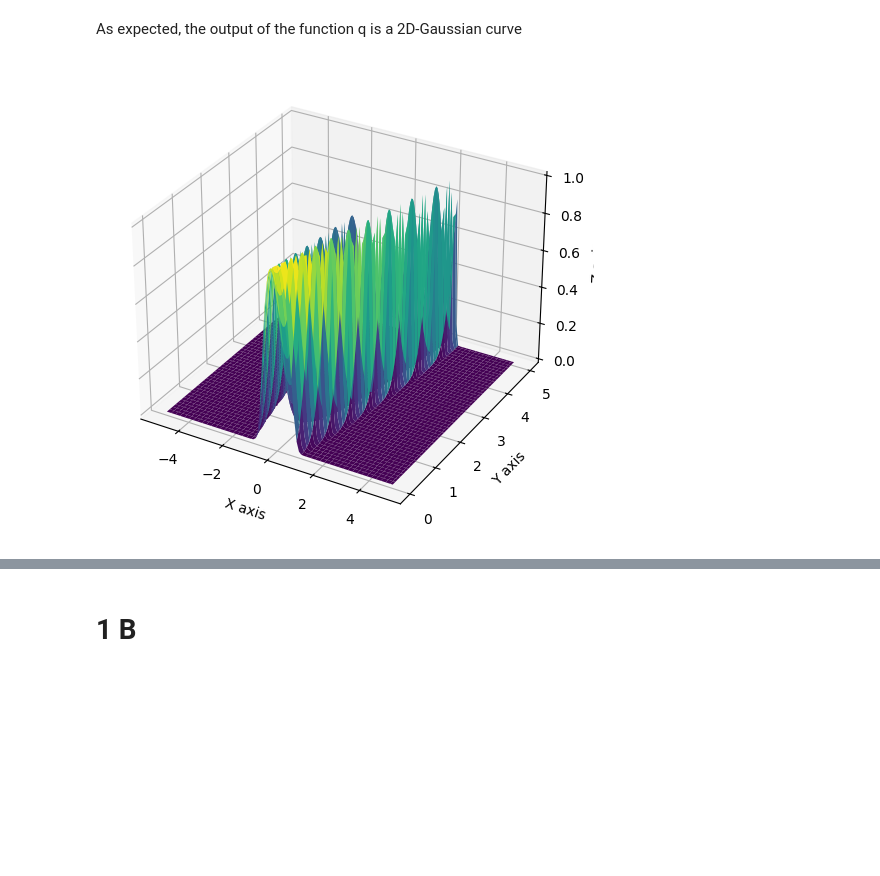
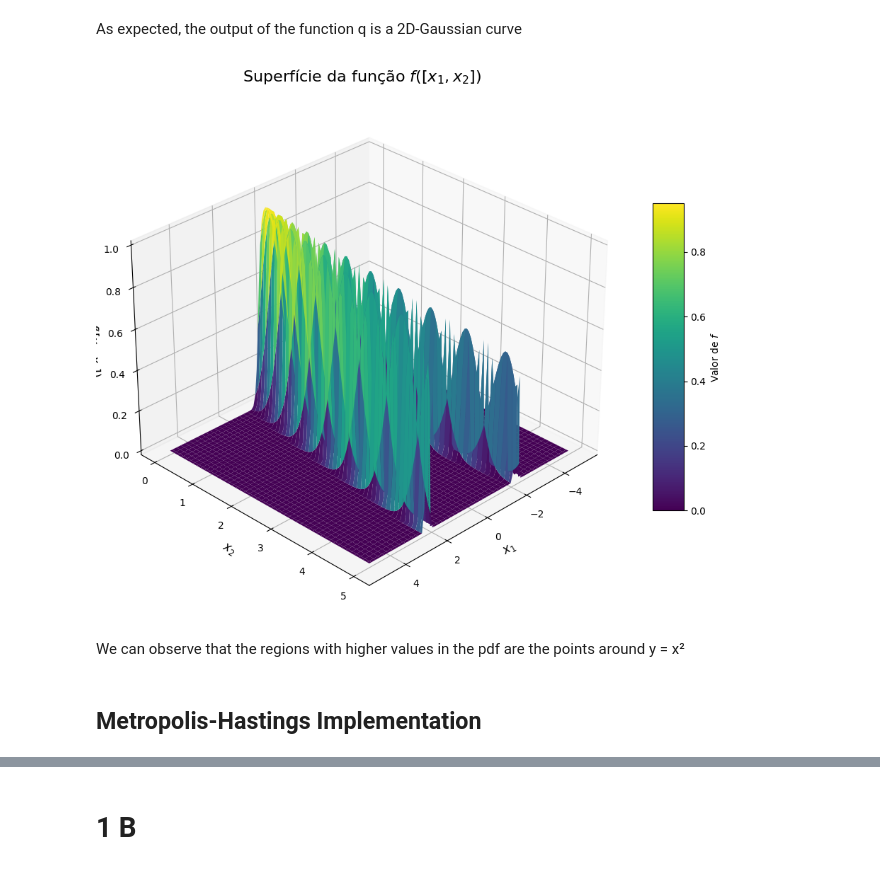
Before and after one commit to Vequis/AI-Machine-Learning-Studies, a Jupyter notebook: MachineLearning/python/Exercises/Exercise2/main.ipynb, the cells around one changed output, grey strips where cells are left out. Drawn from its saved outputs; the diff is of its cells as text; code cells hidden in the pictures; blank space fills up the shorter version.

```diff
--- a/MachineLearning/python/Exercises/Exercise2/main.ipynb
+++ b/MachineLearning/python/Exercises/Exercise2/main.ipynb
@@ -54,25 +67,35 @@ def f(x):
 # %%
 x = np.linspace(-5, 5, 100)
 y = np.linspace(-0, 5, 100)
 X, Y = np.meshgrid(x, y)
 
 Z = np.zeros_like(X)
 
 for i in range(X.shape[0]):
     for j in range(X.shape[1]):
         point = np.array([X[i, j], Y[i, j]])
         Z[i, j] = f(point)
 
-fig = plt.figure(figsize=(8, 6))
+
+fig = plt.figure(figsize=(10, 8))
 ax = fig.add_subplot(111, projection='3d')
 
-ax.plot_surface(X, Y, Z, cmap='viridis')
+# Superfície
+surf = ax.plot_surface(X, Y, Z, cmap='viridis', edgecolor='none')
 
-ax.set_xlabel('X axis')
-ax.set_ylabel('Y axis')
-ax.set_zlabel('Z axis')
+ax.set_xlabel('$x_1$', fontsize=12)
+ax.set_ylabel('$x_2$', fontsize=12)
+ax.set_zlabel('$f([x_1, x_2])$', fontsize=12)
+ax.set_title('Superfície da função $f([x_1, x_2])$', fontsize=16, pad=20)
 
+fig.colorbar(surf, ax=ax, shrink=0.6, aspect=10, label='Valor de $f$')
+
+ax.view_init(elev=30, azim=45)
+plt.tight_layout()
 plt.show()
+plt.show()
 # %% [output]
-[figure, old version]
+[figure, new version]
+# %% [markdown]
+We can observe that the regions with higher values in the pdf are the points around y = x²
 # %%
@@ -81,2 +107,4 @@ def alpha(x, xl, Sigma):
+# %% [markdown]
+## Metropolis-Hastings Implementation
 # %%
 def metropolis_hastings(L=10000, sigma=0.5):
```
Also changed, not shown: parts of 14 cells of this notebook, 3 other files.
